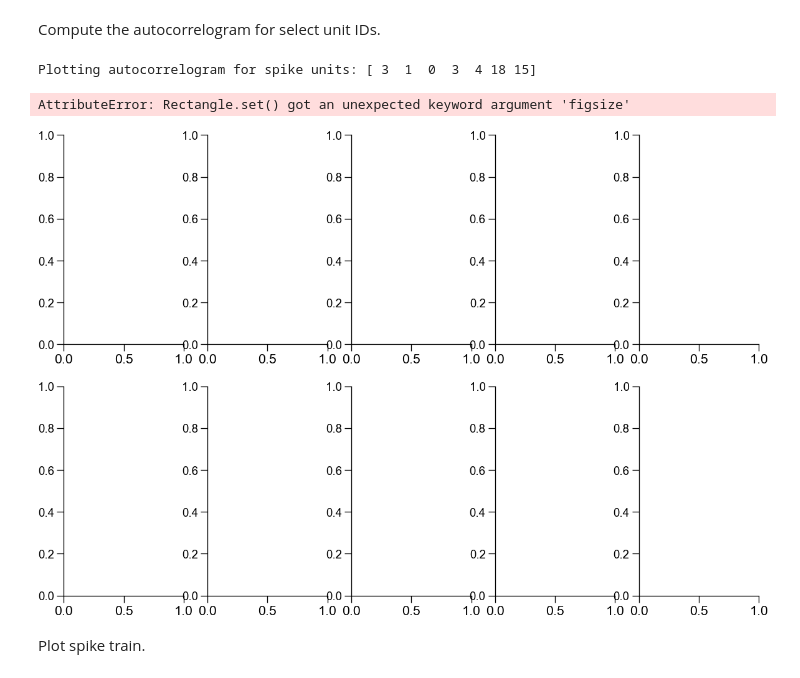
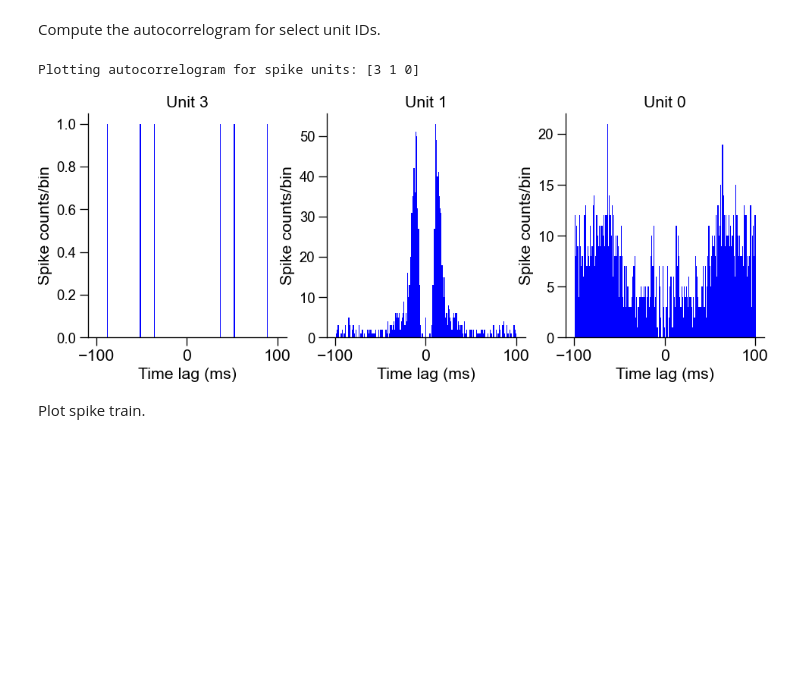
Before and after one commit to mzabolocki/SynaptiConn, a Jupyter notebook: examples/plots/plot_spiketrains_phy.ipynb, the cells around one changed output. Drawn from its saved outputs; the diff is of its cells as text; code cells hidden in the pictures; blank space fills up the shorter version.

Commit message:
acg plot updates for multi-units

```diff
--- a/examples/plots/plot_spiketrains_phy.ipynb
+++ b/examples/plots/plot_spiketrains_phy.ipynb
@@ -63,19 +63,20 @@ pd.DataFrame(spk_unit_report)
 # %% [markdown]
 Compute the autocorrelogram for select unit IDs.
 # %%
-snc.plot_autocorrelogram(spike_units_to_plot=[3,1,0,3,4,18,15], color='red', figsize=(10,10))
+snc.plot_autocorrelogram(spike_units_to_plot=[3,1,0], color='blue', figsize=(12,4))
 
 # ensure that the input is a list type
 # need to build in checks for the type inserts
 # check if any units were not able to be found / matched
 # fix the check_ax
 # is ax needed here?
 # add a reset option for the bins and lags for plotting etc.
 # add a function to check the lags and the bins for this etc.
+
+# option for single plots, which can then be customized?
 # %% [output]
-Plotting autocorrelogram for spike units: [ 3  1  0  3  4 18 15]
+Plotting autocorrelogram for spike units: [3 1 0]
-AttributeError: Rectangle.set() got an unexpected keyword argument 'figsize'
-[figure, old version]
+[figure, new version]
 # %% [markdown]
 Plot spike train.
 # %%
```
Also changed, not shown: 4 other files.
